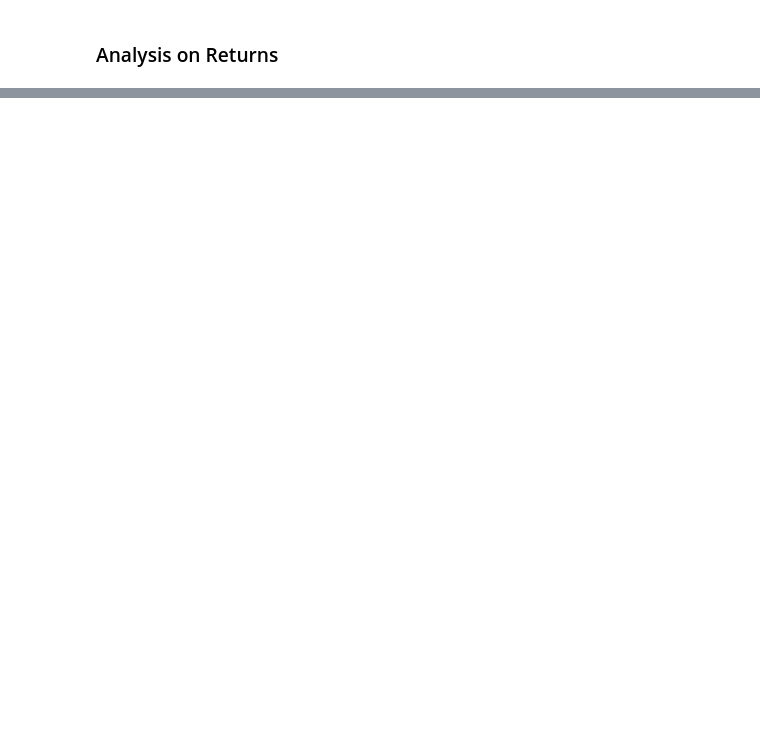
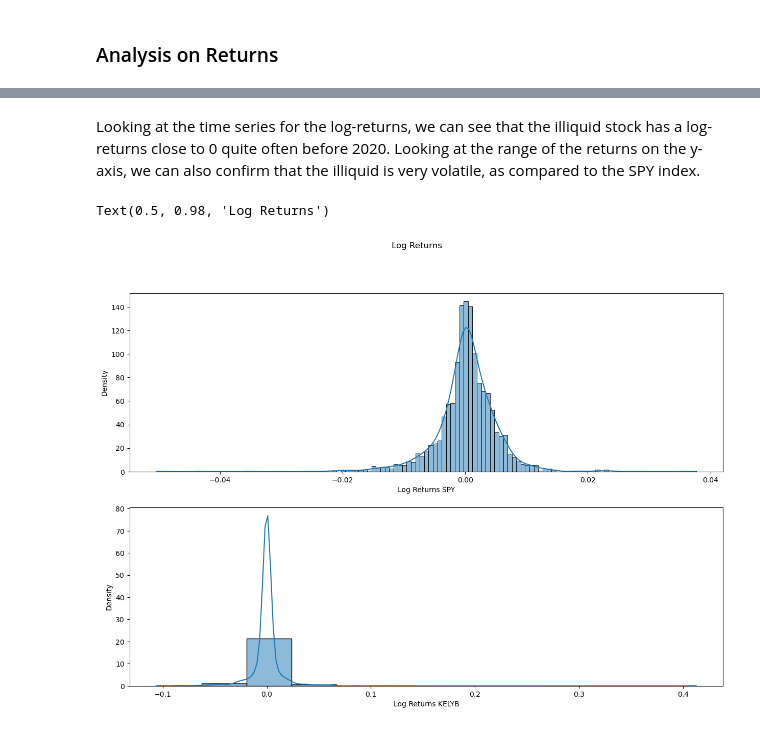
Before and after one commit to Celinzh/wqu_assignment, a Jupyter notebook: GWP1/Heinrik-data.ipynb, the cells around one changed output, grey strips where cells are left out. Cells and saved outputs as stored; diff of their text form; code cells hidden in the pictures; blank space fills up the shorter version.

```diff
--- a/GWP1/Heinrik-data.ipynb
+++ b/GWP1/Heinrik-data.ipynb
@@ -105,0 +195,10 @@ Text(0.5, 1.0, 'Kendall Correlation between Volume and Fed Rates')
+# %% [markdown]
+Looking at the time series for the log-returns, we can see that the illiquid stock has a log-returns close to 0 quite often before 2020. Looking at the range of the returns on the y-axis, we can also confirm that the illiquid is very volatile, as compared to the SPY index.
+# %%
+fig, ax = plt.subplots(2, 1, figsize=(15, 10))
+sns.histplot(data=final_df[f'Log Returns {ILLIQUID_TICKER}'], kde=True, stat='density', ax=ax[1])
+sns.histplot(data=final_df[f'Log Returns {LIQUID_INDEX_TICKER}'], kde=True, stat='density', ax=ax[0])
+fig.suptitle('Log Returns')
+# %% [output]
+Text(0.5, 0.98, 'Log Returns')
+[figure, added]
```
Also changed, not shown: parts of 20 cells of this notebook.
